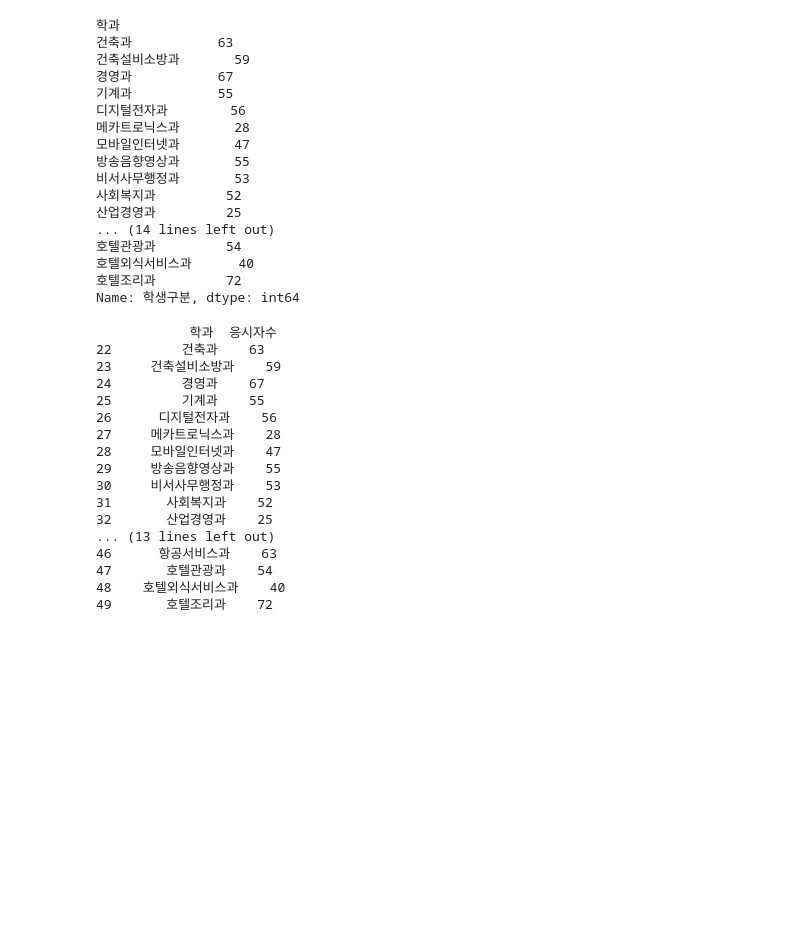
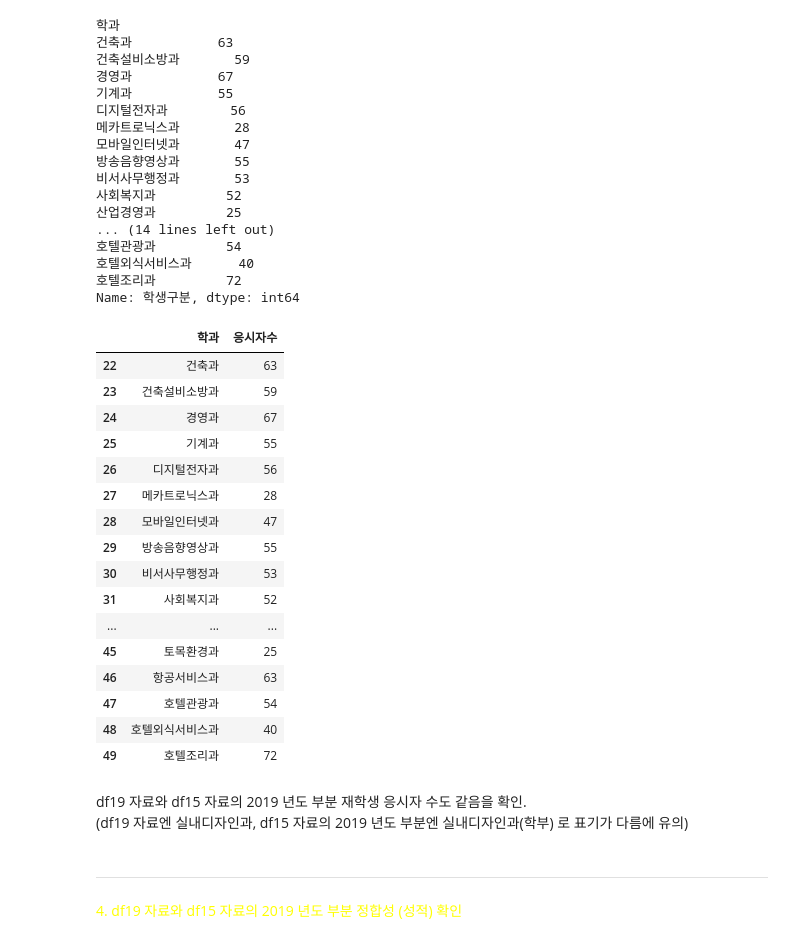
Before and after one commit to r2d2-k3po/proj1nb, a Jupyter notebook: 2_preliminary.ipynb, the cells around one changed output. Cells and saved outputs as stored; diff of their text form; code cells hidden in the pictures; blank space fills up the shorter version.

```diff
--- a/2_preliminary.ipynb
+++ b/2_preliminary.ipynb
@@ -153,22 +139,28 @@ print(df19[df19['학생구분']=='재학생'].groupby(['학과']).학생구분.c
 호텔조리과         72
 Name: 학생구분, dtype: int64
 # %%
-print(df15[((df15['학생구분']=='재학생') & (df15['연도']==2019))][['학과', '응시자수']])
+df15[((df15['학생구분']=='재학생') & (df15['연도']==2019))][['학과', '응시자수']]
 # %% [output]
-            학과  응시자수
-22         건축과    63
-23     건축설비소방과    59
-24         경영과    67
-25         기계과    55
-26      디지털전자과    56
-27     메카트로닉스과    28
-28     모바일인터넷과    47
-29     방송음향영상과    55
-30     비서사무행정과    53
-31       사회복지과    52
-32       산업경영과    25
-... (13 lines left out)
-46      항공서비스과    63
-47       호텔관광과    54
-48    호텔외식서비스과    40
-49       호텔조리과    72
+|  | 학과 | 응시자수 |
+| 22 | 건축과 | 63 |
+| 23 | 건축설비소방과 | 59 |
+| 24 | 경영과 | 67 |
+| 25 | 기계과 | 55 |
+| 26 | 디지털전자과 | 56 |
+| 27 | 메카트로닉스과 | 28 |
+| 28 | 모바일인터넷과 | 47 |
+| 29 | 방송음향영상과 | 55 |
+| 30 | 비서사무행정과 | 53 |
+| 31 | 사회복지과 | 52 |
+| ... | ... | ... |
+| 45 | 토목환경과 | 25 |
+| 46 | 항공서비스과 | 63 |
+| 47 | 호텔관광과 | 54 |
+| 48 | 호텔외식서비스과 | 40 |
+| 49 | 호텔조리과 | 72 |
+# %% [markdown]
+df19 자료와 df15 자료의 2019 년도 부분 재학생 응시자 수도 같음을 확인.
+(df19 자료엔 실내디자인과, df15 자료의 2019 년도 부분엔 실내디자인과(학부) 로 표기가 다름에 유의)
+# %% [markdown]
+---------------------
+<span style="color:yellow">4. df19 자료와 df15 자료의 2019 년도 부분 정합성 (성적) 확인</span>
```
Also changed, not shown: parts of 21 cells of this notebook, 1 other file.
